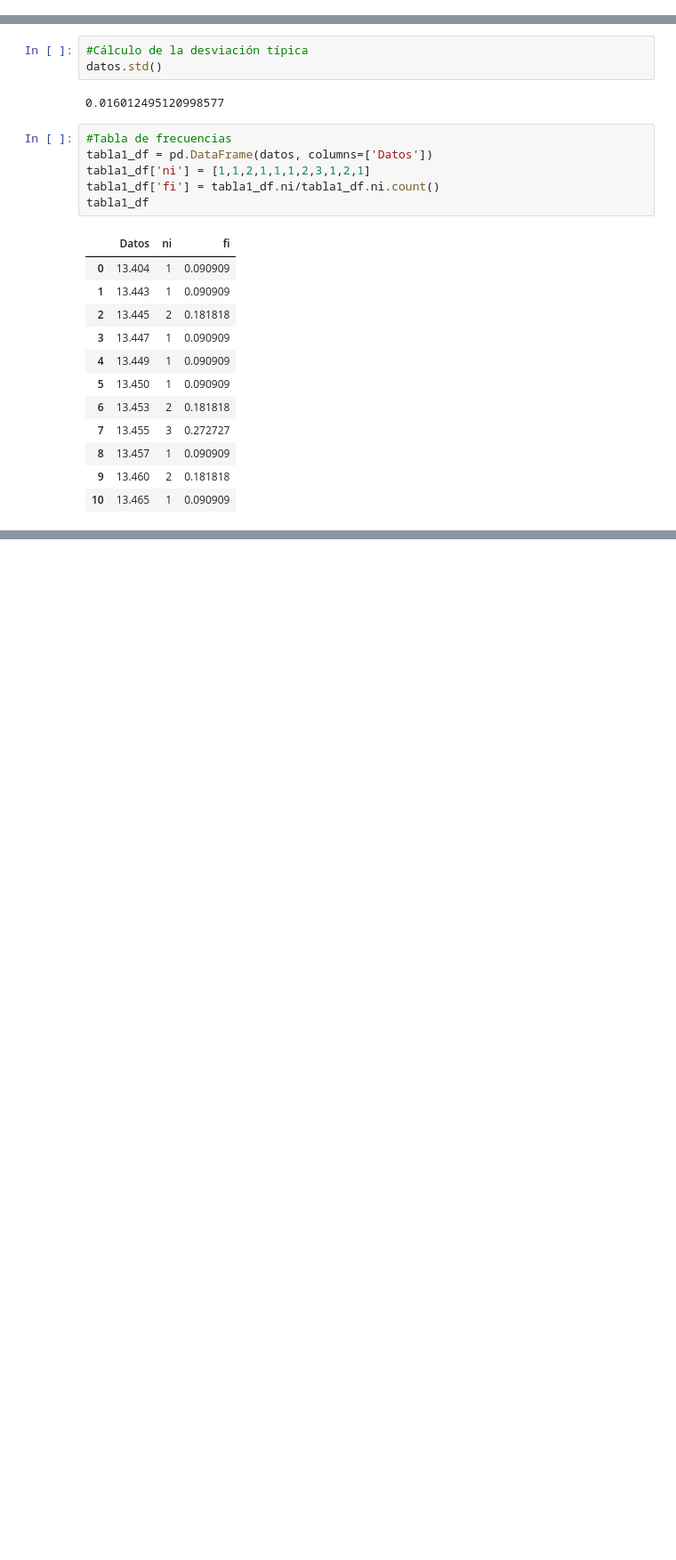
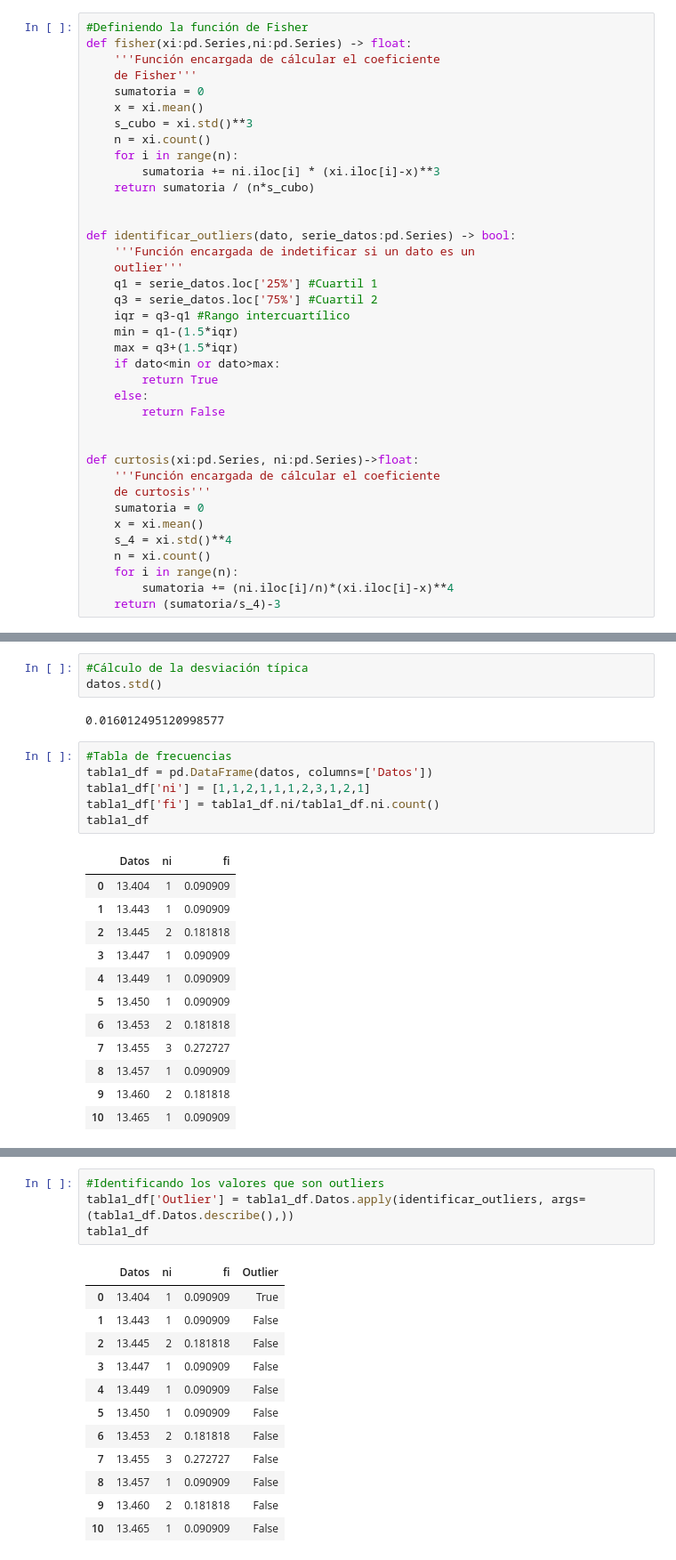
Before and after one commit to DiegoAlejandroLozano/Estadistica_Descriptiva, a Jupyter notebook: Estadistico_de_forma.ipynb, the cells around one changed output, grey strips where cells are left out. Shown at 89% size. Cells and saved outputs as stored; diff of their text form; blank space fills up the shorter version.

```diff
--- a/Estadistico_de_forma.ipynb
+++ b/Estadistico_de_forma.ipynb
@@ -4 +6,39 @@ from matplotlib import pyplot as plt
+# %%
+#Definiendo la función de Fisher
+def fisher(xi:pd.Series,ni:pd.Series) -> float:
+    '''Función encargada de cálcular el coeficiente
+    de Fisher'''
+    sumatoria = 0
+    x = xi.mean()
+    s_cubo = xi.std()**3
+    n = xi.count()
+    for i in range(n):
+        sumatoria += ni.iloc[i] * (xi.iloc[i]-x)**3
+    return sumatoria / (n*s_cubo)
+
+
+def identificar_outliers(dato, serie_datos:pd.Series) -> bool:
+    '''Función encargada de indetificar si un dato es un
+    outlier'''
+    q1 = serie_datos.loc['25%'] #Cuartil 1
+    q3 = serie_datos.loc['75%'] #Cuartil 2
+    iqr = q3-q1 #Rango intercuartílico
+    min = q1-(1.5*iqr)
+    max = q3+(1.5*iqr)
+    if dato<min or dato>max:
+        return True
+    else:
+        return False
+
+
+def curtosis(xi:pd.Series, ni:pd.Series)->float:
+    '''Función encargada de cálcular el coeficiente
+    de curtosis'''
+    sumatoria = 0
+    x = xi.mean()
+    s_4 = xi.std()**4
+    n = xi.count()
+    for i in range(n):
+        sumatoria += (ni.iloc[i]/n)*(xi.iloc[i]-x)**4
+    return (sumatoria/s_4)-3
 # %% [markdown]
@@ -75,0 +111,17 @@ plt.show()
+# %%
+#Identificando los valores que son outliers
+tabla1_df['Outlier'] = tabla1_df.Datos.apply(identificar_outliers, args=(tabla1_df.Datos.describe(),))
+tabla1_df
+# %% [output]
+|  | Datos | ni | fi | Outlier |
+| 0 | 13.404 | 1 | 0.090909 | True |
+| 1 | 13.443 | 1 | 0.090909 | False |
+| 2 | 13.445 | 2 | 0.181818 | False |
+| 3 | 13.447 | 1 | 0.090909 | False |
+| 4 | 13.449 | 1 | 0.090909 | False |
+| 5 | 13.450 | 1 | 0.090909 | False |
+| 6 | 13.453 | 2 | 0.181818 | False |
+| 7 | 13.455 | 3 | 0.272727 | False |
+| 8 | 13.457 | 1 | 0.090909 | False |
+| 9 | 13.460 | 2 | 0.181818 | False |
+| 10 | 13.465 | 1 | 0.090909 | False |
```
Also changed, not shown: parts of 16 cells of this notebook.
